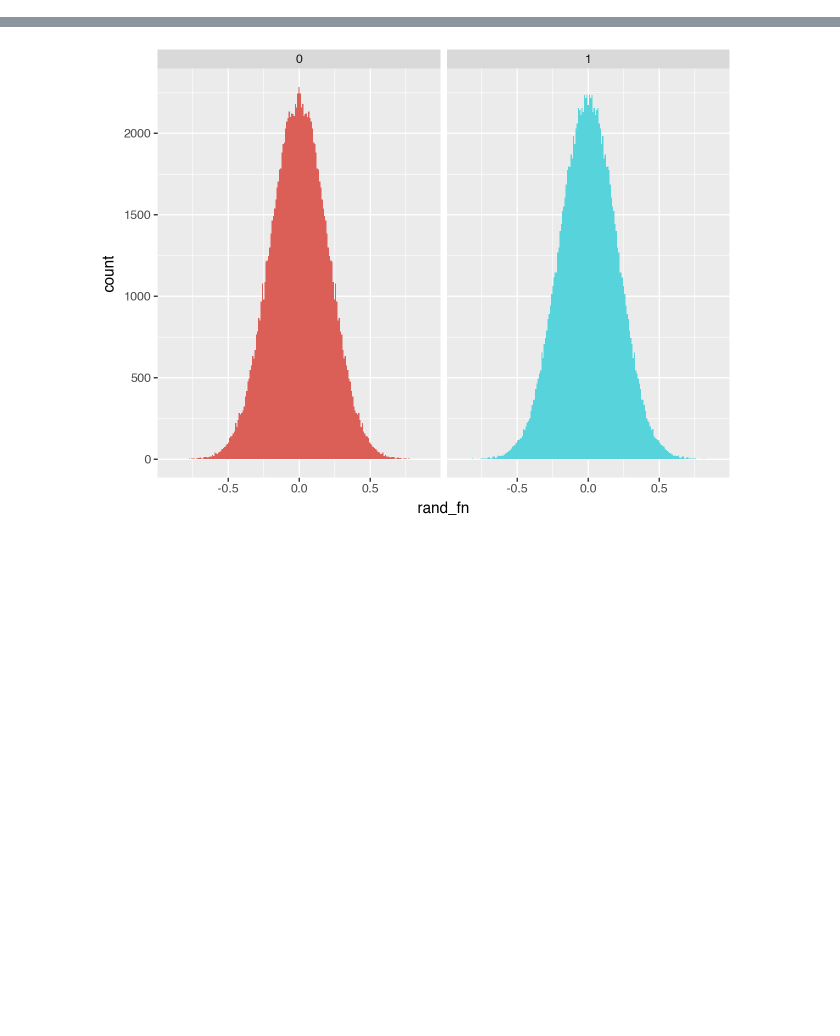
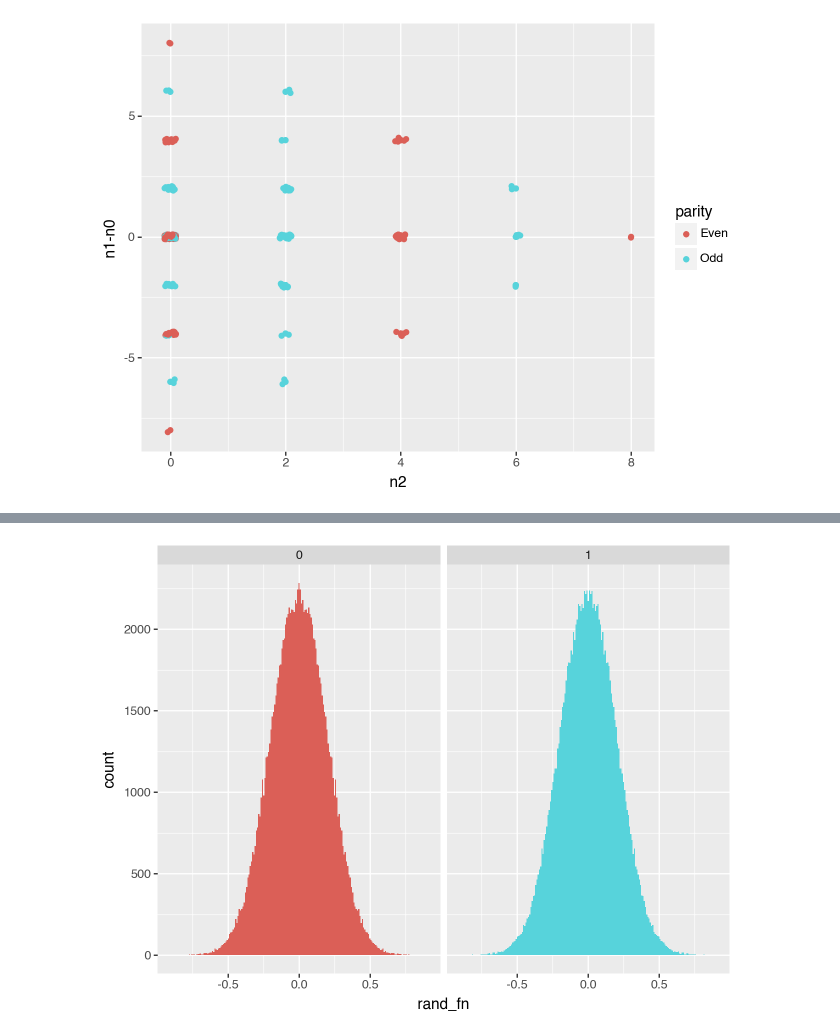
Before and after one commit to dashstander/deep-parity, a Jupyter notebook: random_functions.ipynb, the cells around one changed output, grey strips where cells are left out. Saved outputs shown, nothing was run; the diff lists cells and outputs as text; code cells hidden in the pictures; blank space fills up the shorter version.

```diff
--- a/random_functions.ipynb
+++ b/random_functions.ipynb
@@ -80,0 +200,4 @@ Last 10 values: tensor([-0.3755,  0.2706, -0.1993,  0.2759,  0.1542, -0.1653, -0
+# %%
+ggplot(raw_df, aes(x='n2', y='n1-n0', color='parity')) + geom_point() + geom_jitter(width=0.1, height=0.1)
+# %% [output]
+[figure, added]
```
Also changed, not shown: parts of 14 cells of this notebook, 3 other files.
